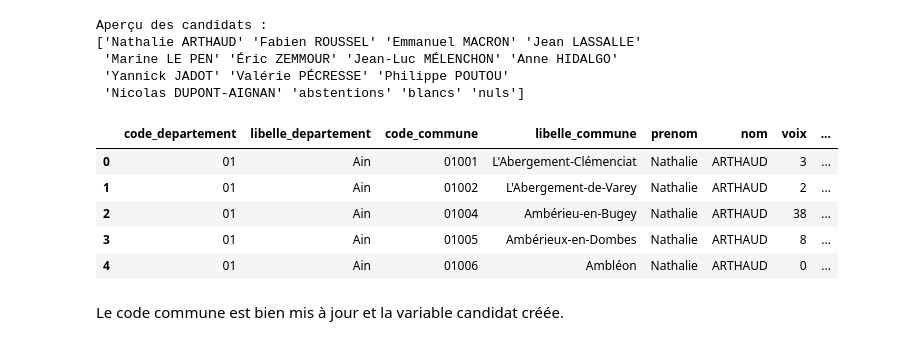
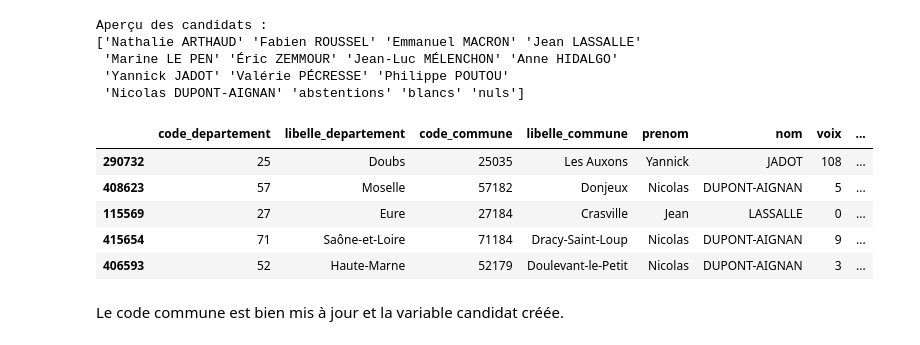
Before and after one commit to Laurine-ensai/evaluation_intermediaire_python_ds, a Jupyter notebook: reponses.ipynb, the cells around one changed output. Drawn from its saved outputs; the diff is of its cells as text; code cells hidden in the pictures.

```diff
--- a/reponses.ipynb
+++ b/reponses.ipynb
@@ -104,14 +102,14 @@ Aperçu des candidats :
  'Yannick JADOT' 'Valérie PÉCRESSE' 'Philippe POUTOU'
  'Nicolas DUPONT-AIGNAN' 'abstentions' 'blancs' 'nuls']
 # %%
-df.head()
+df.sample(5)
 # %% [output]
 |  | code_departement | libelle_departement | code_commune | libelle_commune | prenom | nom | voix | ... |
-| 0 | 01 | Ain | 01001 | L'Abergement-Clémenciat | Nathalie | ARTHAUD | 3 | ... |
-| 1 | 01 | Ain | 01002 | L'Abergement-de-Varey | Nathalie | ARTHAUD | 2 | ... |
-| 2 | 01 | Ain | 01004 | Ambérieu-en-Bugey | Nathalie | ARTHAUD | 38 | ... |
-| 3 | 01 | Ain | 01005 | Ambérieux-en-Dombes | Nathalie | ARTHAUD | 8 | ... |
-| 4 | 01 | Ain | 01006 | Ambléon | Nathalie | ARTHAUD | 0 | ... |
+| 290732 | 25 | Doubs | 25035 | Les Auxons | Yannick | JADOT | 108 | ... |
+| 408623 | 57 | Moselle | 57182 | Donjeux | Nicolas | DUPONT-AIGNAN | 5 | ... |
+| 115569 | 27 | Eure | 27184 | Crasville | Jean | LASSALLE | 0 | ... |
+| 415654 | 71 | Saône-et-Loire | 71184 | Dracy-Saint-Loup | Nicolas | DUPONT-AIGNAN | 9 | ... |
+| 406593 | 52 | Haute-Marne | 52179 | Doulevant-le-Petit | Nicolas | DUPONT-AIGNAN | 3 | ... |
 # %% [markdown]
 Le code commune est bien mis à jour et la variable candidat créée.
 # %% [markdown]
```
Also changed, not shown: parts of 6 cells of this notebook, 5 other files.
